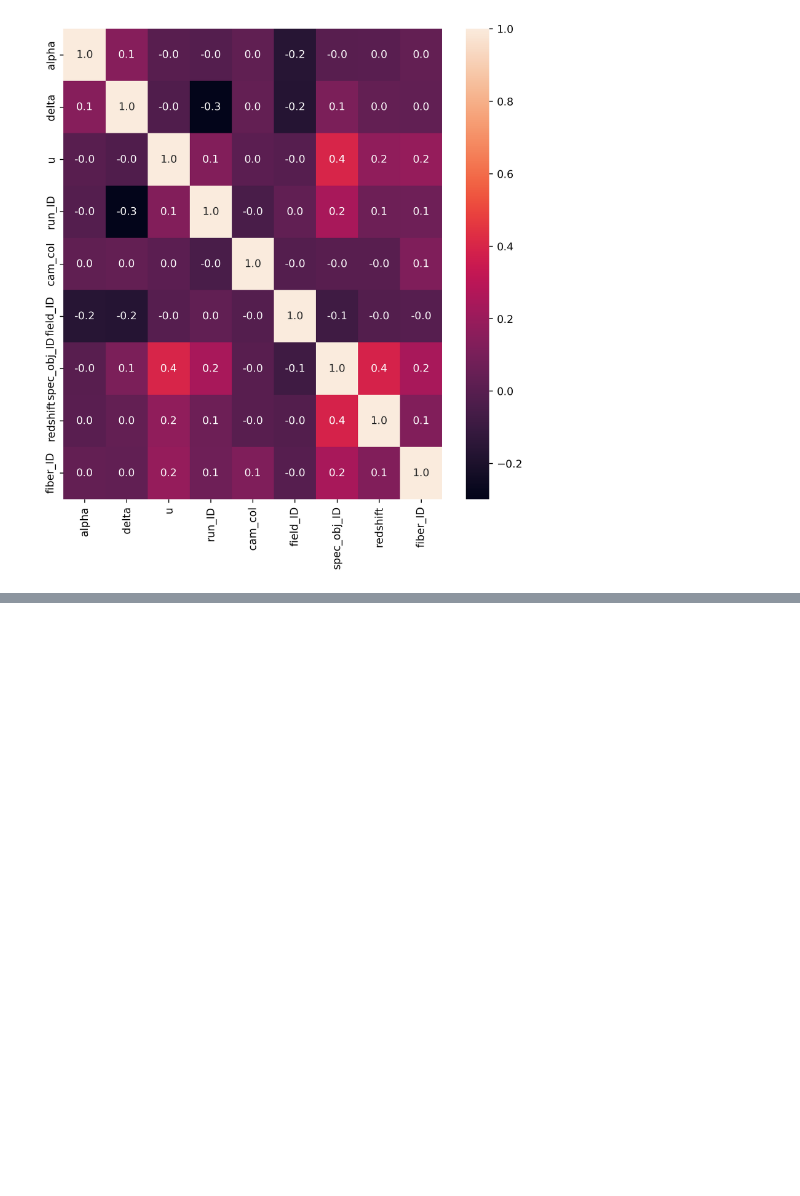
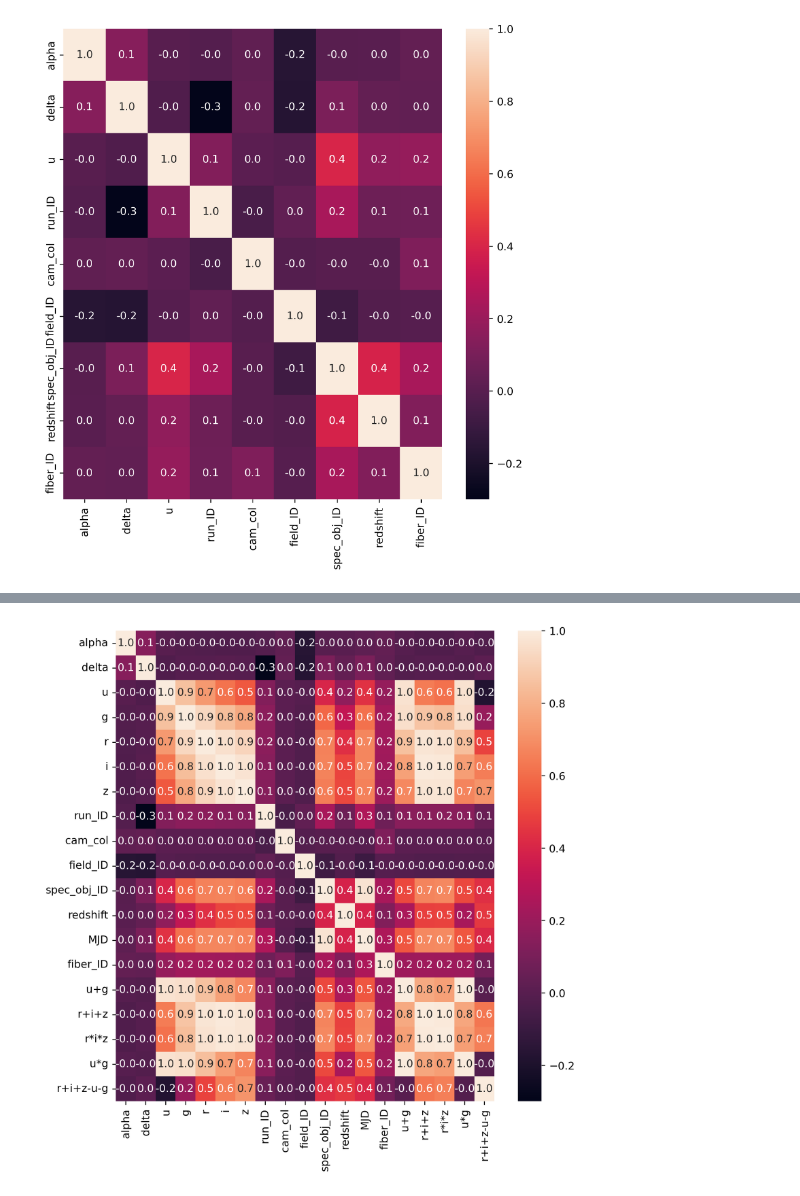
Before and after one commit to malgosiam2/WUM-Klasyfikacja, a Jupyter notebook: FeatureEngineering/budowa_krok_2_4.ipynb, the cells around one changed output, grey strips where cells are left out. Drawn from its saved outputs; the diff is of its cells as text; code cells hidden in the pictures; blank space fills up the shorter version.

```diff
--- a/FeatureEngineering/budowa_krok_2_4.ipynb
+++ b/FeatureEngineering/budowa_krok_2_4.ipynb
@@ -515 +648,27 @@ plt.show()
+# %%
+# Tworzenie kopii ramki danych
+df = development_unit_df.copy()
+
+# Modefikowanie cech
+df['u+g'] = df[['u', 'g']].sum(axis=1)
+df['r+i+z'] = df[['r', 'i', 'z']].sum(axis=1)
+df['r*i*z'] = df[['r', 'i', 'z']].prod(axis=1)
+df['u*g'] = df[['u', 'g']].prod(axis=1)
+df['r+i+z-u-g'] = df['r+i+z']-df['u+g']
+
+# Normalizacja
+columns_to_normalize = ['run_ID', 'cam_col', 'spec_obj_ID', 'MJD', 'alpha', 'fiber_ID']
+df[columns_to_normalize] = MinMaxScaler().fit_transform(df[columns_to_normalize])
+
+# Standaryzacja
+columns_to_standardize = ['delta', 'u', 'g', 'r', 'i', 'z', 'redshift', 'field_ID',
+                          'u+g', 'r+i+z', 'r*i*z', 'u*g', 'r+i+z-u-g']
+df[columns_to_standardize] = StandardScaler().fit_transform(df[columns_to_standardize])
+
+df_correlation = df.loc[:, df.columns != 'class'].corr()
+fig = plt.figure(figsize=(8,8), dpi = 256)
+sns.heatmap(df_correlation, annot = True, fmt = '.1f')
+plt.show()
+# %% [output]
+[figure, added]
 # %% [markdown]
```
Also changed, not shown: parts of 40 cells of this notebook.
